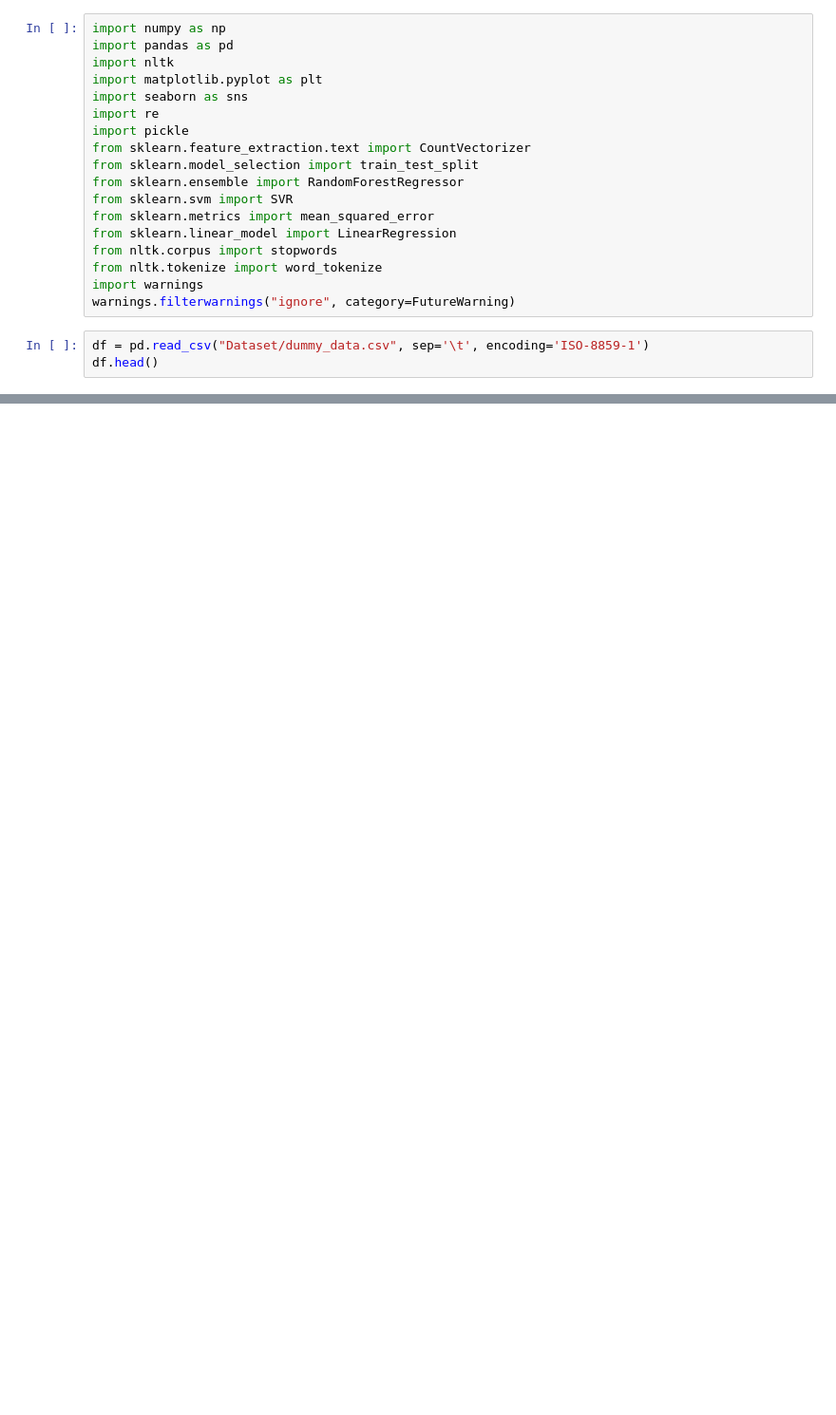
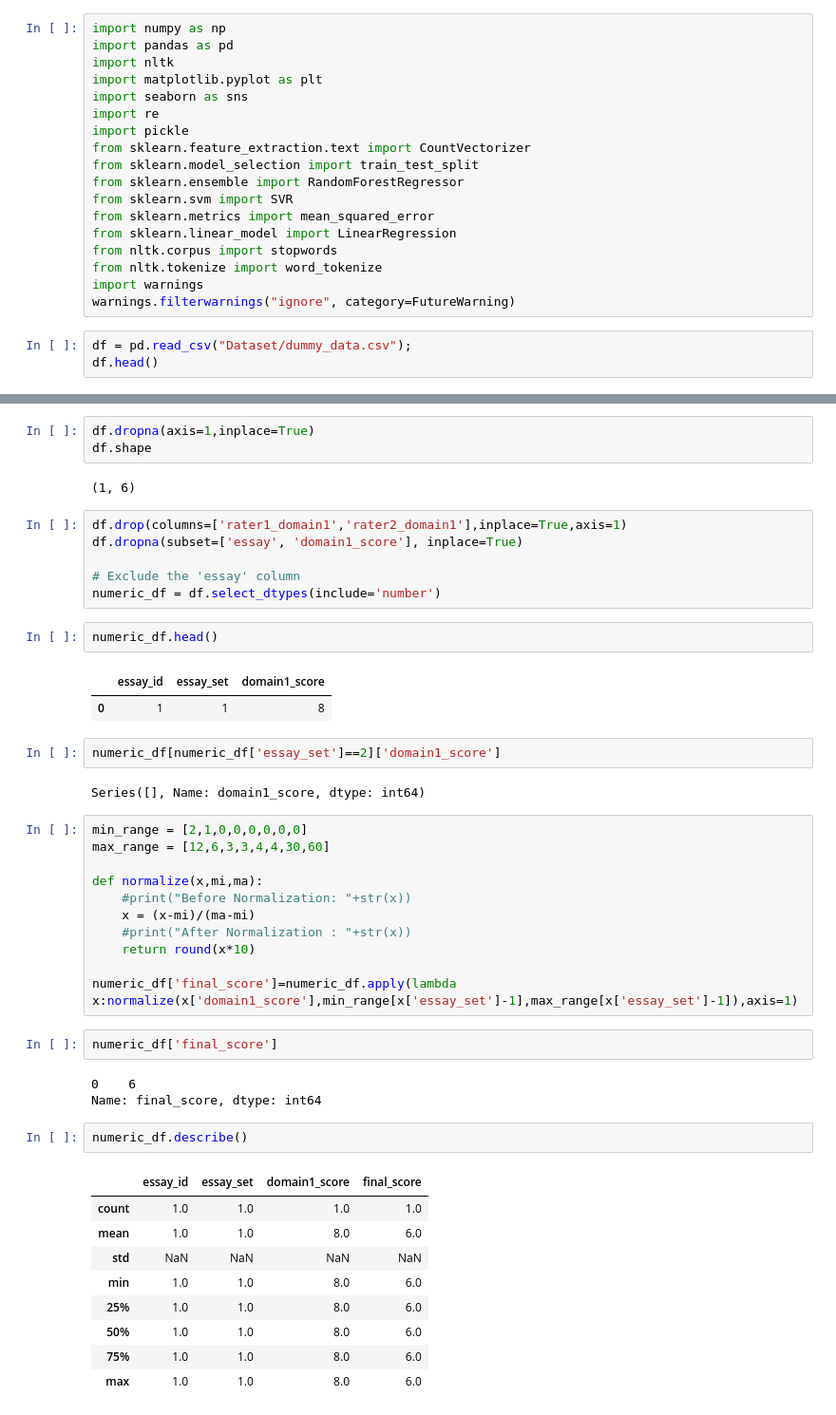
Before and after one commit to nasolgabriel/Automatic-Essay-Scoring, a Jupyter notebook: prediction.ipynb, the cells around one changed output, grey strips where cells are left out. Shown at 95% size. Cells and saved outputs as stored; diff of their text form; blank space fills up the shorter version.

```diff
--- a/prediction.ipynb
+++ b/prediction.ipynb
@@ -17,6 +17,6 @@ from nltk.tokenize import word_tokenize
 import warnings
 warnings.filterwarnings("ignore", category=FutureWarning)
 # %%
-df = pd.read_csv("Dataset/dummy_data.csv", sep='\t', encoding='ISO-8859-1')
+df = pd.read_csv("Dataset/dummy_data.csv");
 df.head()
 # %% [output]
@@ -23,0 +31,48 @@ FileNotFoundError: [Errno 2] No such file or directory: 'Dataset/dummy_data.csv'
+# %%
+df.dropna(axis=1,inplace=True)
+df.shape
+# %% [output]
+(1, 6)
+# %%
+df.drop(columns=['rater1_domain1','rater2_domain1'],inplace=True,axis=1)
+df.dropna(subset=['essay', 'domain1_score'], inplace=True)
+
+# Exclude the 'essay' column
+numeric_df = df.select_dtypes(include='number')
+# %%
+numeric_df.head()
+# %% [output]
+|  | essay_id | essay_set | domain1_score |
+| 0 | 1 | 1 | 8 |
+# %%
+numeric_df[numeric_df['essay_set']==2]['domain1_score']
+# %% [output]
+Series([], Name: domain1_score, dtype: int64)
+# %%
+min_range = [2,1,0,0,0,0,0,0]
+max_range = [12,6,3,3,4,4,30,60]
+
+def normalize(x,mi,ma):
+    #print("Before Normalization: "+str(x))
+    x = (x-mi)/(ma-mi)
+    #print("After Normalization : "+str(x))
+    return round(x*10)
+
+numeric_df['final_score']=numeric_df.apply(lambda x:normalize(x['domain1_score'],min_range[x['essay_set']-1],max_range[x['essay_set']-1]),axis=1)
+# %%
+numeric_df['final_score']
+# %% [output]
+0    6
+Name: final_score, dtype: int64
+# %%
+numeric_df.describe()
+# %% [output]
+|  | essay_id | essay_set | domain1_score | final_score |
+| count | 1.0 | 1.0 | 1.0 | 1.0 |
+| mean | 1.0 | 1.0 | 8.0 | 6.0 |
+| std | NaN | NaN | NaN | NaN |
+| min | 1.0 | 1.0 | 8.0 | 6.0 |
+| 25% | 1.0 | 1.0 | 8.0 | 6.0 |
+| 50% | 1.0 | 1.0 | 8.0 | 6.0 |
+| 75% | 1.0 | 1.0 | 8.0 | 6.0 |
+| max | 1.0 | 1.0 | 8.0 | 6.0 |
```
Also changed, not shown: parts of 11 cells of this notebook, 2 other files.
